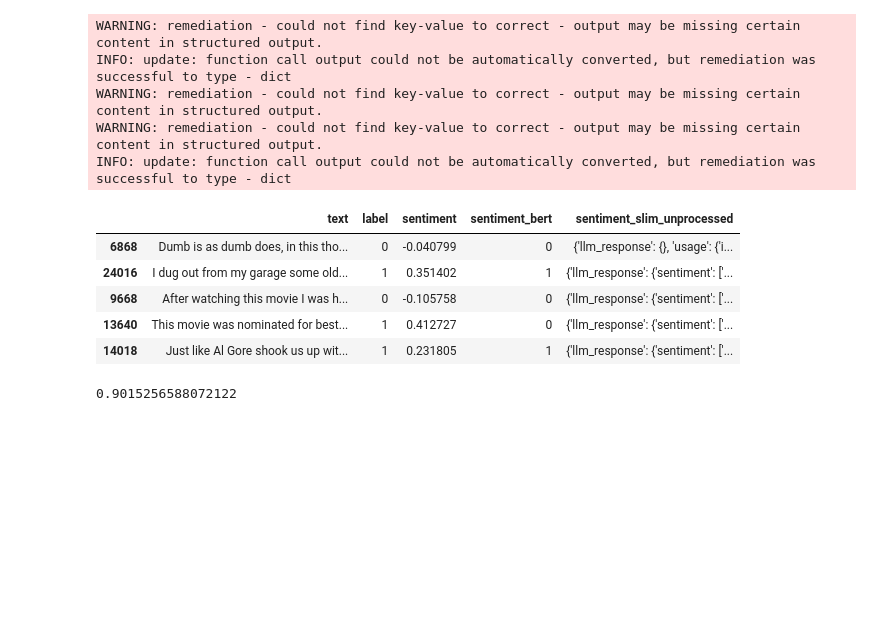
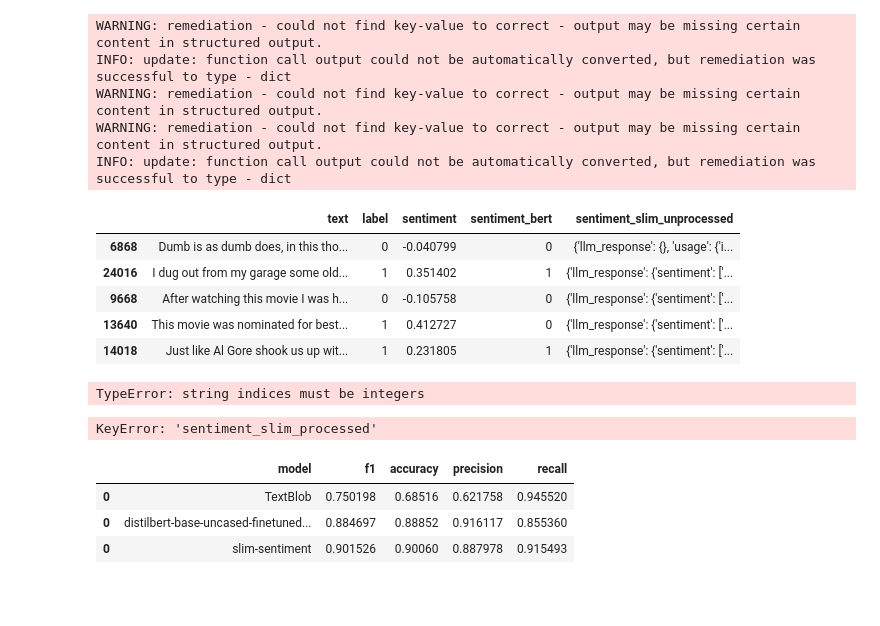
Before and after one commit to grant-TraDA/NLP-2024W, a Jupyter notebook: tutorial-excercises/tutorial 2 - embeddings/js_nk_jz_zl_IMDB.ipynb, the cells around one changed output. Saved outputs shown, nothing was run; the diff lists cells and outputs as text; code cells hidden in the pictures; blank space fills up the shorter version.

Commit message:
chore: add result table generation

```diff
--- a/tutorial-excercises/tutorial 2 - embeddings/js_nk_jz_zl_IMDB.ipynb
+++ b/tutorial-excercises/tutorial 2 - embeddings/js_nk_jz_zl_IMDB.ipynb
@@ -71,5 +84,11 @@ def get_sentiment(text):
 # Convert list to pandas Series to use apply method
 imdb_dataset['sentiment_blob'] = imdb_dataset['text'].apply(get_sentiment)
 f1_textblob = f1_score(imdb_dataset['label'], imdb_dataset['sentiment_blob'].apply(lambda x: 1 if x > 0 else 0))
-print(f1_textblob)
+accuracy_textblob = accuracy_score(imdb_dataset['label'], imdb_dataset['sentiment_blob'].apply(lambda x: 1 if x > 0 else 0))
+precision_textblob = precision_score(imdb_dataset['label'], imdb_dataset['sentiment_blob'].apply(lambda x: 1 if x > 0 else 0))
+recall_textblob = recall_score(imdb_dataset['label'], imdb_dataset['sentiment_blob'].apply(lambda x: 1 if x > 0 else 0))
+
+model_scores = pd.concat([model_scores, pd.DataFrame([["TextBlob", f1_textblob, accuracy_textblob, precision_textblob, recall_textblob]], columns=["model", "f1", "accuracy", "precision", "recall"])])
+
+model_scores
 # %% [output]
@@ -98,3 +138,14 @@ print(f1_textblob)
 # %%
 #drop df to csv
 imdb_dataset.to_csv('imdb_dataset.csv')
+# %%
+imdb_dataset = pd.read_csv('imdb_dataset.csv')
+# %%
+f1_bert = f1_score(imdb_dataset['label'], imdb_dataset['sentiment_bert'])
+accuracy_bert = accuracy_score(imdb_dataset['label'], imdb_dataset['sentiment_bert'])
+precision_bert = precision_score(imdb_dataset['label'], imdb_dataset['sentiment_bert'])
+recall_bert = recall_score(imdb_dataset['label'], imdb_dataset['sentiment_bert'])
+
+model_scores = pd.concat([model_scores, pd.DataFrame([["distilbert-base-uncased-finetuned-sst-2-english", f1_bert, accuracy_bert, precision_bert, recall_bert]], columns=["model", "f1", "accuracy", "precision", "recall"])])
+
+model_scores
@@ -135,12 +192,29 @@ test.head()
 | 14018 | Just like Al Gore shook us up wit... | 1 | 0.231805 | 1 | {'llm_response': {'sentiment': ['... |
 # %%
 test["sentiment_slim_processed"] = test["sentiment_slim_unprocessed"].apply(lambda x: x['llm_response'])
+# %% [output]
+TypeError: string indices must be integers
 # %%
 test["sentiment_slim"] = test["sentiment_slim_processed"].apply(lambda x: 1 if x.get('sentiment', ['negative'])[0] == "positive" else 0)
+# %% [output]
+KeyError: 'sentiment_slim_processed'
-# %%
-f1_slim = f1_score(test['label'], test['sentiment_slim'])
-print(f1_slim)
-# %% [output]
-0.9015256588072122
 # %%
 test.to_csv('test2.csv')
+# %%
+test = pd.read_csv('test2.csv')
+# %%
+f1_slim = f1_score(test['label'], test['sentiment_slim'])
+accuracy_slim = accuracy_score(test['label'], test['sentiment_slim'])
+precision_slim = precision_score(test['label'], test['sentiment_slim'])
+recall_slim = recall_score(test['label'], test['sentiment_slim'])
+
+model_scores = pd.concat([model_scores, pd.DataFrame([["slim-sentiment", f1_slim, accuracy_slim, precision_slim, recall_slim]], columns=["model", "f1", "accuracy", "precision", "recall"])])
+
+model_scores
+# %% [output]
+|  | model | f1 | accuracy | precision | recall |
+| 0 | TextBlob | 0.750198 | 0.68516 | 0.621758 | 0.945520 |
+| 0 | distilbert-base-uncased-finetuned... | 0.884697 | 0.88852 | 0.916117 | 0.855360 |
+| 0 | slim-sentiment | 0.901526 | 0.90060 | 0.887978 | 0.915493 |
+# %% [markdown]
+###
```
Also changed, not shown: parts of 8 cells of this notebook.
